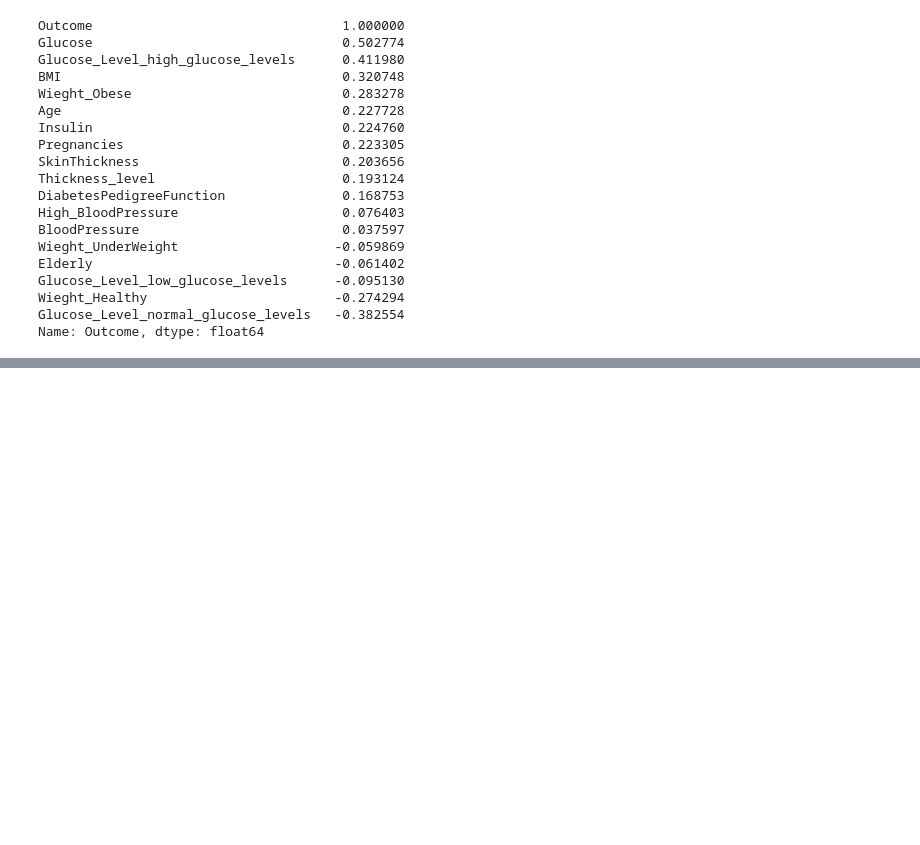
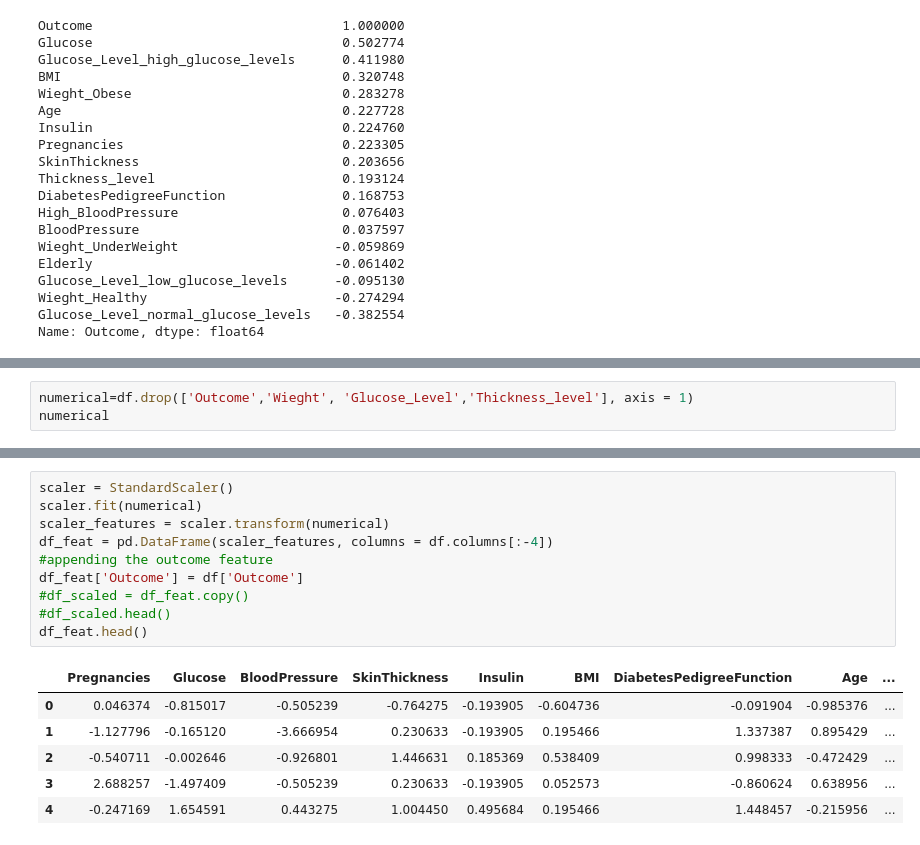
Before and after one commit to Aviost111/Diabetes_Predictions, a Jupyter notebook: Visualization.ipynb, the cells around one changed output, grey strips where cells are left out. Drawn from its saved outputs; the diff is of its cells as text; blank space fills up the shorter version.

```diff
--- a/Visualization.ipynb
+++ b/Visualization.ipynb
@@ -162,0 +186,3 @@ Name: Outcome, dtype: float64
+# %%
+numerical=df.drop(['Outcome','Wieght', 'Glucose_Level','Thickness_level'], axis = 1)
+numerical
@@ -162,0 +203,17 @@ Name: Outcome, dtype: float64
+# %%
+scaler = StandardScaler()
+scaler.fit(numerical)
+scaler_features = scaler.transform(numerical)
+df_feat = pd.DataFrame(scaler_features, columns = df.columns[:-4])
+#appending the outcome feature
+df_feat['Outcome'] = df['Outcome']
+#df_scaled = df_feat.copy()
+#df_scaled.head()
+df_feat.head()
+# %% [output]
+|  | Pregnancies | Glucose | BloodPressure | SkinThickness | Insulin | BMI | DiabetesPedigreeFunction | Age | ... |
+| 0 | 0.046374 | -0.815017 | -0.505239 | -0.764275 | -0.193905 | -0.604736 | -0.091904 | -0.985376 | ... |
+| 1 | -1.127796 | -0.165120 | -3.666954 | 0.230633 | -0.193905 | 0.195466 | 1.337387 | 0.895429 | ... |
+| 2 | -0.540711 | -0.002646 | -0.926801 | 1.446631 | 0.185369 | 0.538409 | 0.998333 | -0.472429 | ... |
+| 3 | 2.688257 | -1.497409 | -0.505239 | 0.230633 | -0.193905 | 0.052573 | -0.860624 | 0.638956 | ... |
+| 4 | -0.247169 | 1.654591 | 0.443275 | 1.004450 | 0.495684 | 0.195466 | 1.448457 | -0.215956 | ... |
```
Also changed, not shown: parts of 19 cells of this notebook, 3 other files.
